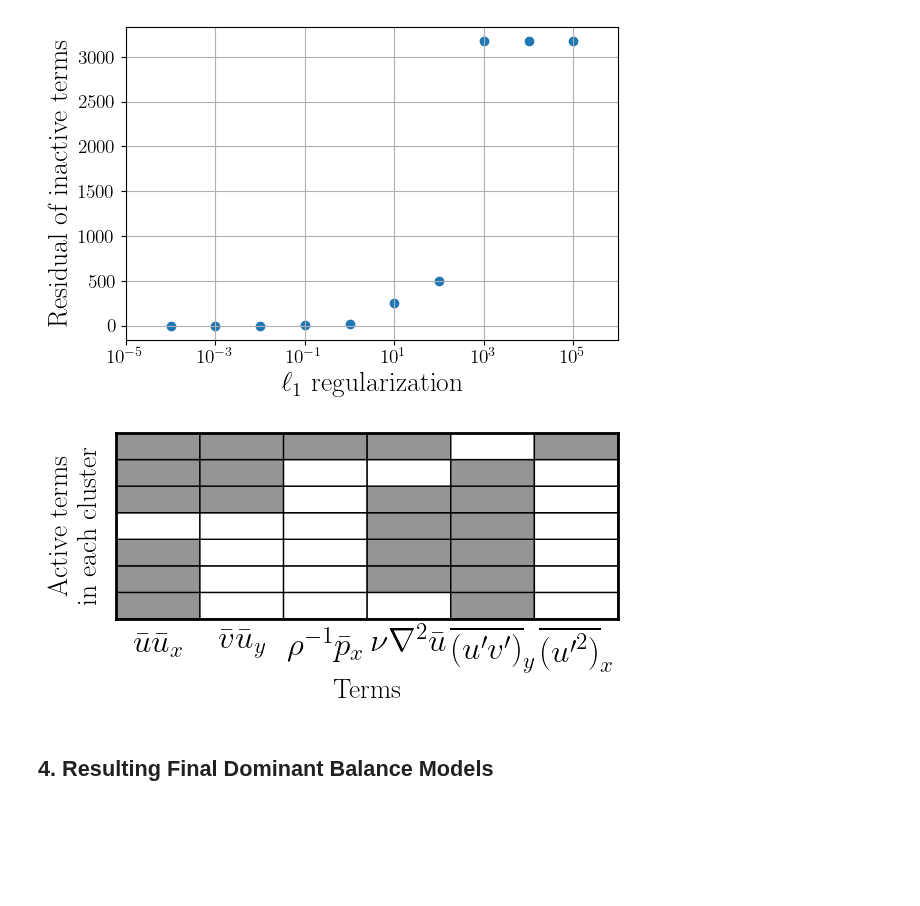
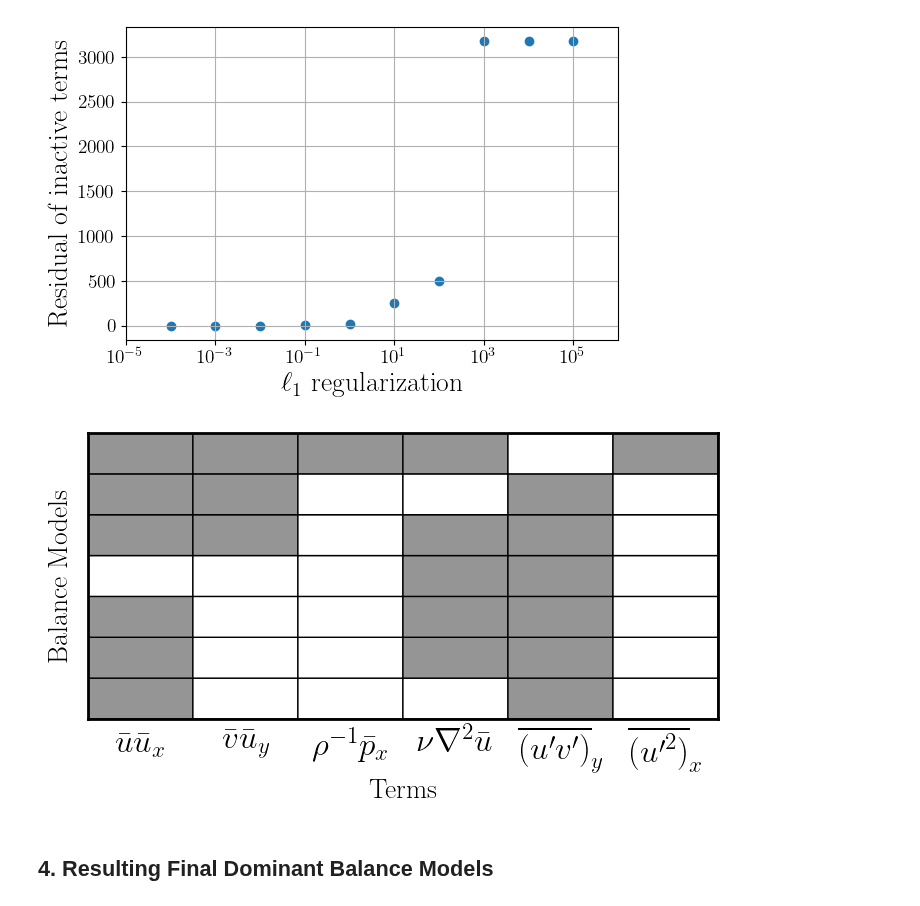
Before and after one commit to tbreitburd/Learning-Dominant-Physical-Processes-using-Unsupervised-Learning-Techniques-, a Jupyter notebook: Notebooks/Boundary_Layer.ipynb, the cells around one changed output. Saved outputs shown, nothing was run; the diff lists cells and outputs as text; code cells hidden in the pictures; blank space fills up the shorter version.

Commit message:
Fixed plot function calls
To follow the updated plot_funcs

```diff
--- a/Notebooks/Boundary_Layer.ipynb
+++ b/Notebooks/Boundary_Layer.ipynb
@@ -336,35 +361,35 @@ pf.plot_spca_residuals(alphas, err)
 
 alpha_opt = 7  # Optimal alpha value
 
 spca_model = np.zeros([nc, nfeatures])  # Store the active terms for each cluster
 
 if method == "original":
     for i in range(nc):
         feature_idx = np.nonzero(cluster_idx == i)[0]
         cluster_features = features[feature_idx, :]
 
         spca = SparsePCA(n_components=1, alpha=alpha_opt)  # normalize_components=True
         spca.fit(cluster_features)
 
         active_terms = np.nonzero(spca.components_[0])[0]
         if len(active_terms) > 0:
             spca_model[i, active_terms] = 1  # Set the active terms to 1
 else:
     for i in range(nc):
         feature_idx = np.where(cluster_idx == i)[0]
         cluster_features = features[feature_idx, :]
 
         spca = SparsePCA(n_components=1, alpha=alpha_opt)  # normalize_components=True
         spca.fit(cluster_features)
 
         active_terms = np.where(spca.components_[0] != 0)[0]
         if len(active_terms) > 0:
             spca_model[i, active_terms] = 1  # Set the active terms to 1
 
 
-pf.plot_active_terms(spca_model, labels)
+pf.plot_balance_models(spca_model, labels, False, "BL/custom_GMM_active_terms.png")
 # %% [output]
-[figure, old version]
+[figure, new version]
 # %% [markdown]
 ## 4. Resulting Final Dominant Balance Models
 # %%
```
Also changed, not shown: parts of 17 cells of this notebook.
